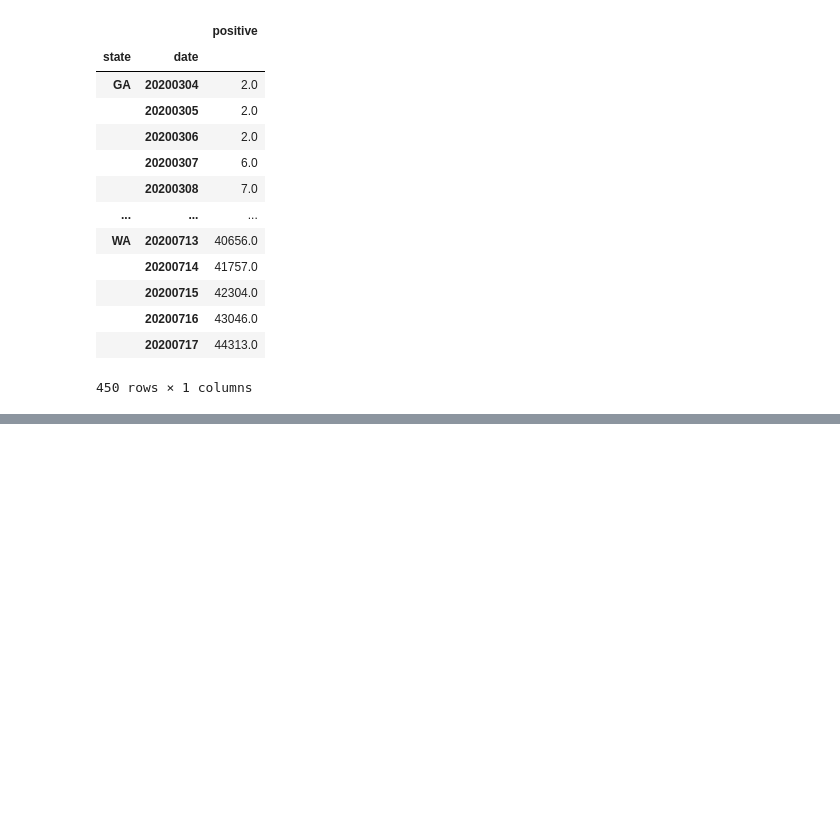
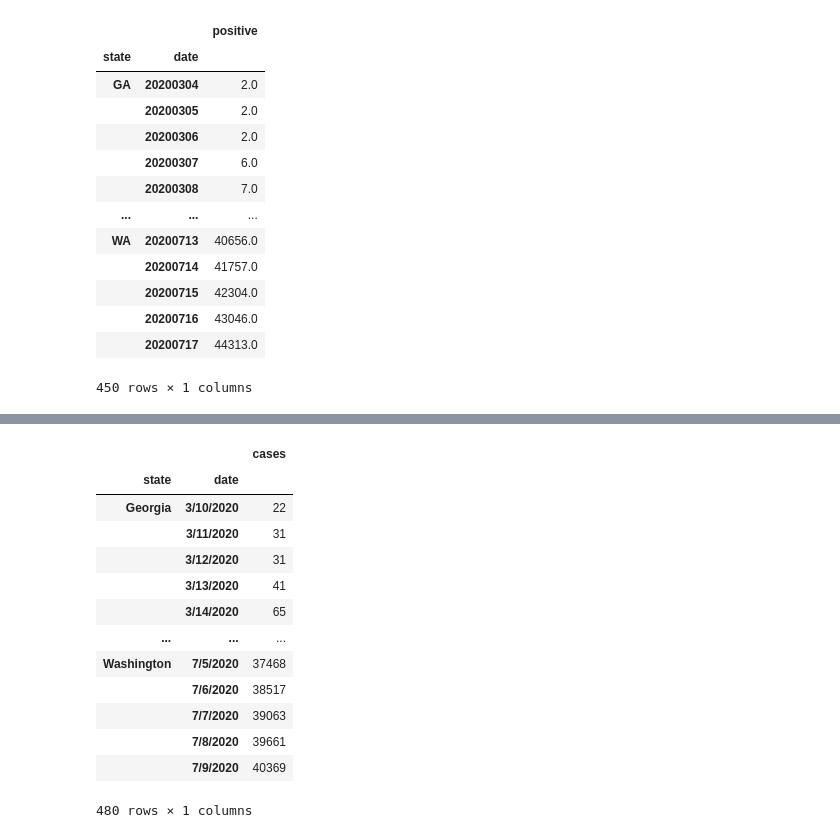
Before and after one commit to Emily-Keymon/Group-Project, a Jupyter notebook: Covid-19 Data Exploration and Cleanup.ipynb, the cells around one changed output, grey strips where cells are left out. Cells and saved outputs as stored; diff of their text form; code cells hidden in the pictures; blank space fills up the shorter version.

```diff
--- a/Covid-19 Data Exploration and Cleanup.ipynb
+++ b/Covid-19 Data Exploration and Cleanup.ipynb
@@ -149,3 +204,23 @@ df_2
+# %%
+# For reference for next section
+#Group by state, date and positive, use this when plotting in next section, can't save groupby as csv
+group_df_2 = filter_df_2.groupby(["state", "date"])
+group_df_2.sum()
+# %% [output]
+|  |  | cases |
+| state | date |  |
+| Georgia | 3/10/2020 | 22 |
+|  | 3/11/2020 | 31 |
+|  | 3/12/2020 | 31 |
+|  | 3/13/2020 | 41 |
+|  | 3/14/2020 | 65 |
+| ... | ... | ... |
+| Washington | 7/5/2020 | 37468 |
+|  | 7/6/2020 | 38517 |
+|  | 7/7/2020 | 39063 |
+|  | 7/8/2020 | 39661 |
+|  | 7/9/2020 | 40369 |
+480 rows × 1 columns
 # %%
 # Load file 3 to read
 covid_url = "https://raw.githubusercontent.com/nytimes/covid-19-data/master/us-states.csv"
```
Also changed, not shown: parts of 11 cells of this notebook, 2 other files.
